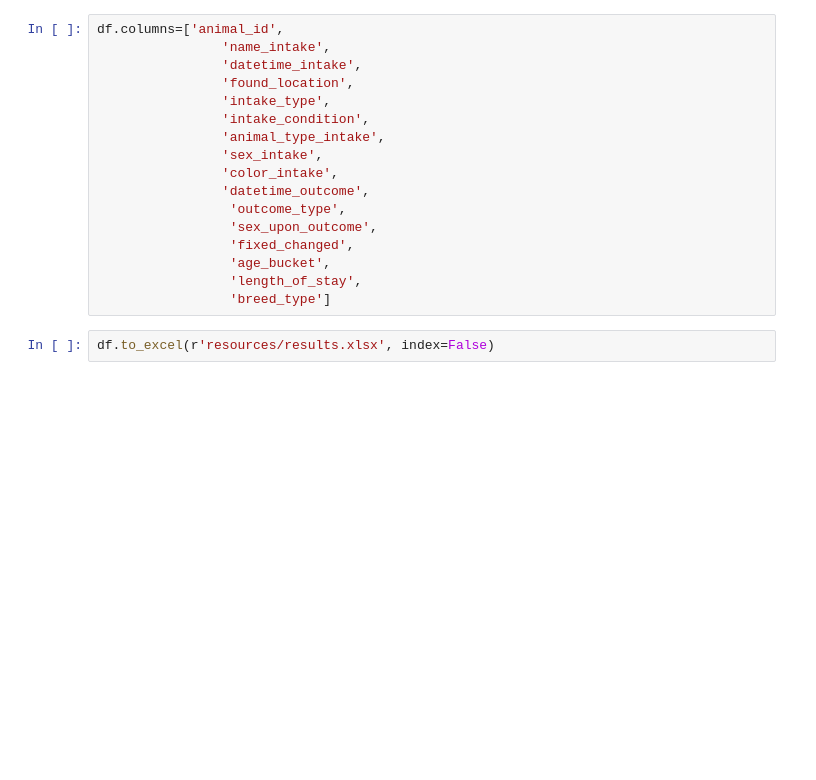
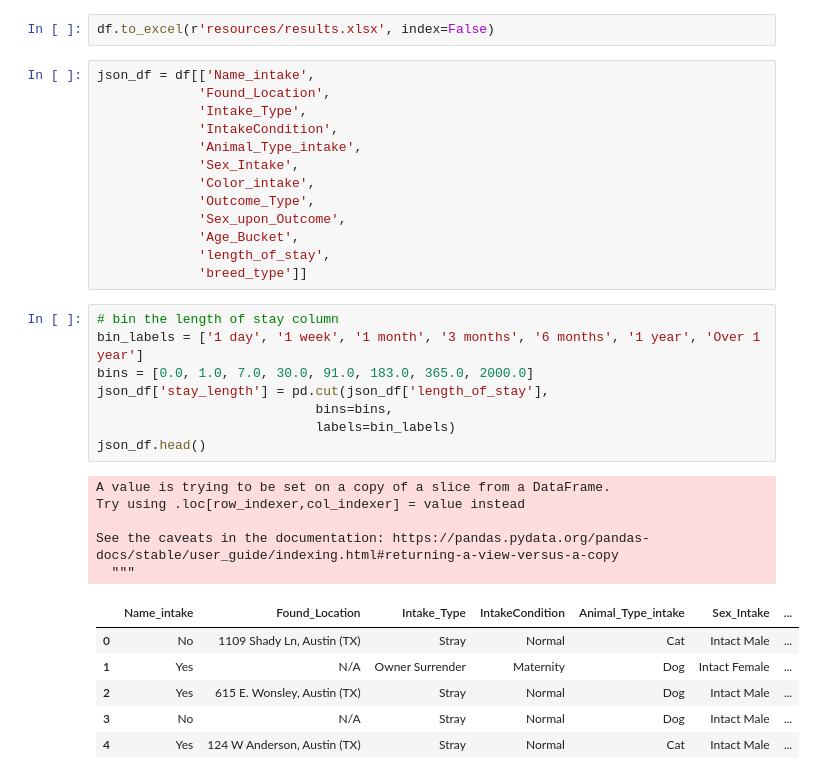
Before and after one commit to bweirich/Animal_Shelter_Analysis, a Jupyter notebook: ETL_Data.ipynb, the cells around one changed output. Saved outputs shown, nothing was run; the diff lists cells and outputs as text; blank space fills up the shorter version.

```diff
--- a/ETL_Data.ipynb
+++ b/ETL_Data.ipynb
@@ -1042,22 +1042,38 @@ pd.read_sql(sql,con=connection)
 55771 rows × 10 columns
 # %% [markdown]
 ## Save Dataframe to file
-# %%
-df.columns=['animal_id',
-                'name_intake',
-                'datetime_intake',
-                'found_location',
-                'intake_type',
-                'intake_condition',
-                'animal_type_intake',
-                'sex_intake',
-                'color_intake',
-                'datetime_outcome',
-                 'outcome_type',
-                 'sex_upon_outcome',
-                 'fixed_changed',
-                 'age_bucket',
-                 'length_of_stay',
-                 'breed_type']
 # %%
 df.to_excel(r'resources/results.xlsx', index=False)
+# %%
+json_df = df[['Name_intake',
+             'Found_Location',
+             'Intake_Type',
+             'IntakeCondition',
+             'Animal_Type_intake',
+             'Sex_Intake',
+             'Color_intake',
+             'Outcome_Type',
+             'Sex_upon_Outcome',
+             'Age_Bucket',
+             'length_of_stay',
+             'breed_type']]
+# %%
+# bin the length of stay column
+bin_labels = ['1 day', '1 week', '1 month', '3 months', '6 months', '1 year', 'Over 1 year']
+bins = [0.0, 1.0, 7.0, 30.0, 91.0, 183.0, 365.0, 2000.0]
+json_df['stay_length'] = pd.cut(json_df['length_of_stay'],
+                            bins=bins,
+                            labels=bin_labels)
+json_df.head()
+# %% [output]
+A value is trying to be set on a copy of a slice from a DataFrame.
+Try using .loc[row_indexer,col_indexer] = value instead
+
+See the caveats in the documentation: https://pandas.pydata.org/pandas-docs/stable/user_guide/indexing.html#returning-a-view-versus-a-copy
+  """
+|  | Name_intake | Found_Location | Intake_Type | IntakeCondition | Animal_Type_intake | Sex_Intake | ... |
+| 0 | No | 1109 Shady Ln, Austin (TX) | Stray | Normal | Cat | Intact Male | ... |
+| 1 | Yes | N/A | Owner Surrender | Maternity | Dog | Intact Female | ... |
+| 2 | Yes | 615 E. Wonsley, Austin (TX) | Stray | Normal | Dog | Intact Male | ... |
+| 3 | No | N/A | Stray | Normal | Dog | Intact Male | ... |
+| 4 | Yes | 124 W Anderson, Austin (TX) | Stray | Normal | Cat | Intact Male | ... |
```
Also changed, not shown: parts of 9 cells of this notebook, 4 other files.
